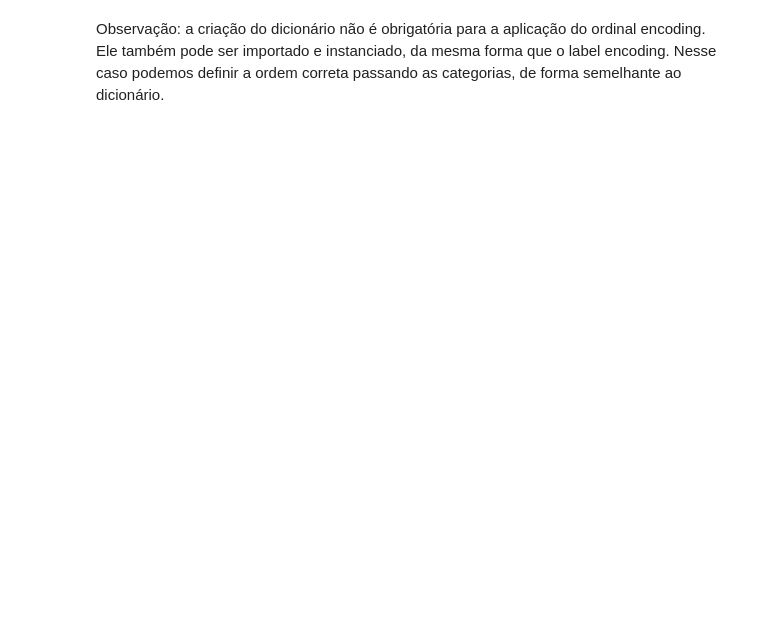
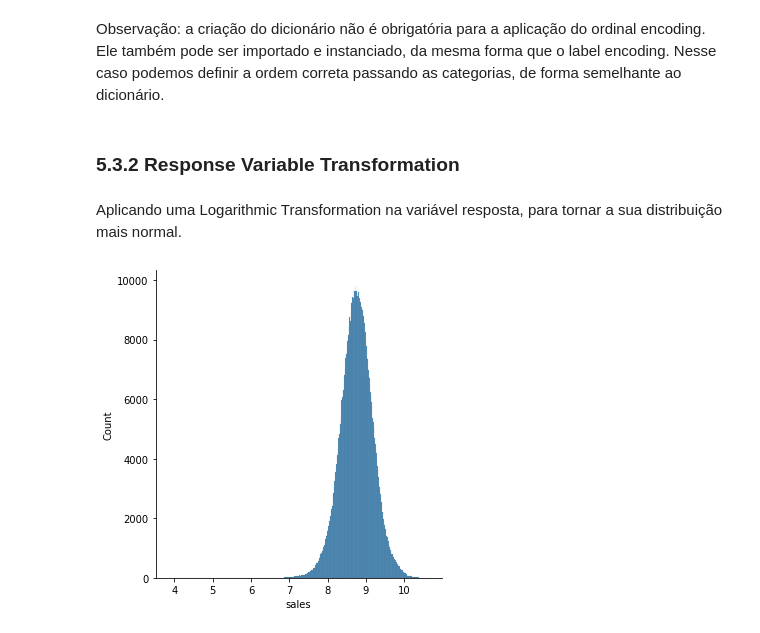
Before and after one commit to sergionaskbr/ds_in_production, a Jupyter notebook: m04_v01_store_sales_prediction.ipynb, the cells around one changed output. Drawn from its saved outputs; the diff is of its cells as text; code cells hidden in the pictures; blank space fills up the shorter version.

```diff
--- a/m04_v01_store_sales_prediction.ipynb
+++ b/m04_v01_store_sales_prediction.ipynb
@@ -1496,2 +1494,6 @@ KeyError: "None of [Index(['state_holiday'], dtype='object')] are in the [column
 # %% [markdown]
 Observação: a criação do dicionário não é obrigatória para a aplicação do ordinal encoding. Ele também pode ser importado e instanciado, da mesma forma que o label encoding. Nesse caso podemos definir a ordem correta passando as categorias, de forma semelhante ao dicionário.
+# %% [markdown]
+### 5.3.2 Response Variable Transformation
+# %% [markdown]
+Aplicando uma Logarithmic Transformation na variável resposta, para tornar a sua distribuição mais normal.
@@ -1497,0 +1502,5 @@ Observação: a criação do dicionário não é obrigatória para a aplicação
+# %%
+# Resultado:
+sns.displot(df5['sales']);
+# %% [output]
+[figure, added]
```
Also changed, not shown: parts of 16 cells of this notebook.
